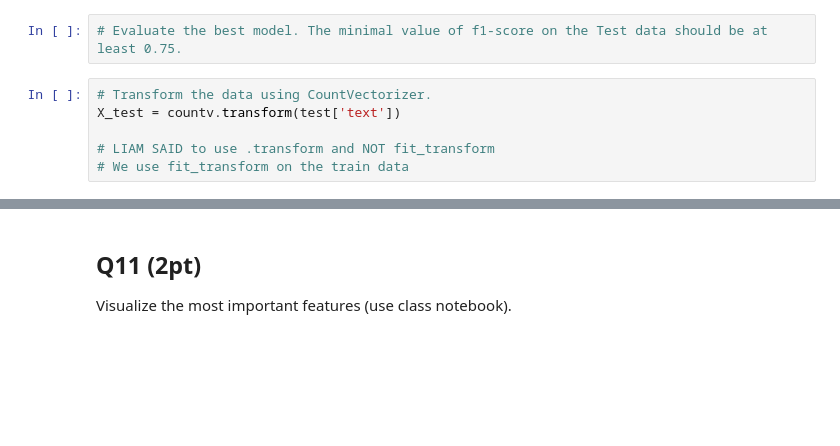
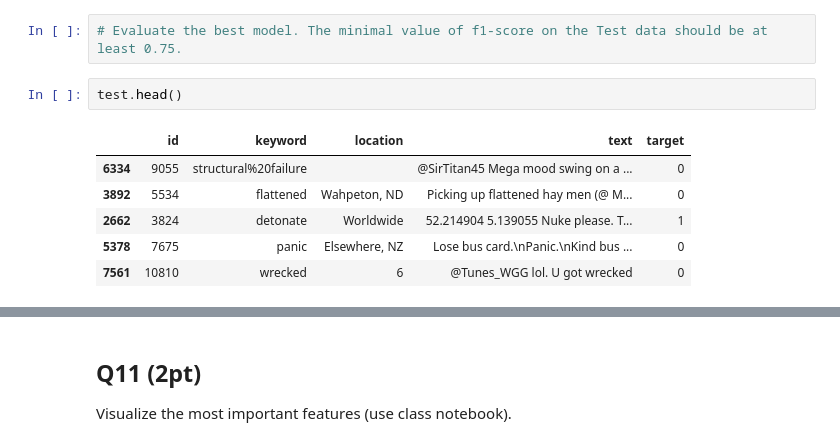
Before and after one commit to Nick-Azzarano/Machine-Learning-Practice, a Jupyter notebook: Spring2025/Homeworks/HW4_Azzarano_Nick.ipynb, the cells around one changed output, grey strips where cells are left out. Cells and saved outputs as stored; diff of their text form; blank space fills up the shorter version.

```diff
--- a/Spring2025/Homeworks/HW4_Azzarano_Nick.ipynb
+++ b/Spring2025/Homeworks/HW4_Azzarano_Nick.ipynb
@@ -545,9 +545,12 @@ The quality of the f1 score is **still** the same, and the shape of the matrices
 Evaluate the best model. The minimal value of f1-score on the Test data should be at least 0.75.
 # %%
 # Evaluate the best model. The minimal value of f1-score on the Test data should be at least 0.75.
-# %%
-# Transform the data using CountVectorizer.
-X_test = countv.transform(test['text'])
-
-# LIAM SAID to use .transform and NOT fit_transform
-# We use fit_transform on the train data
+# %%
+test.head()
+# %% [output]
+|  | id | keyword | location | text | target |
+| 6334 | 9055 | structural%20failure |  | @SirTitan45 Mega mood swing on a ... | 0 |
+| 3892 | 5534 | flattened | Wahpeton, ND | Picking up flattened hay men (@ M... | 0 |
+| 2662 | 3824 | detonate | Worldwide | 52.214904 5.139055 Nuke please. T... | 1 |
+| 5378 | 7675 | panic | Elsewhere, NZ | Lose bus card.\nPanic.\nKind bus ... | 0 |
+| 7561 | 10810 | wrecked | 6 | @Tunes_WGG lol. U got wrecked | 0 |
```
Also changed, not shown: parts of 8 cells of this notebook.
